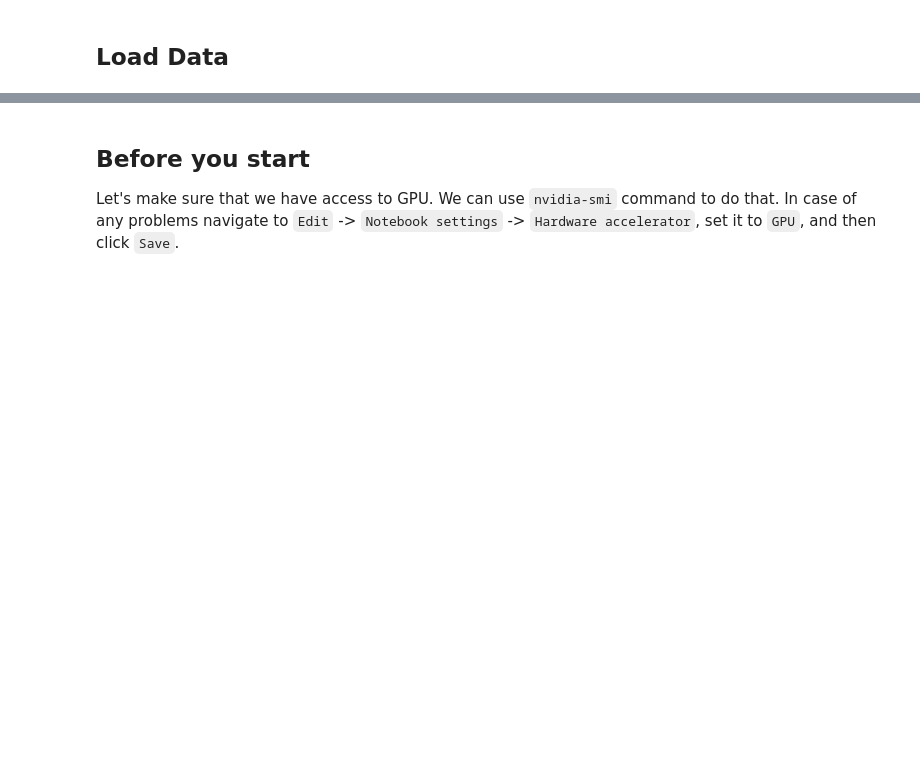
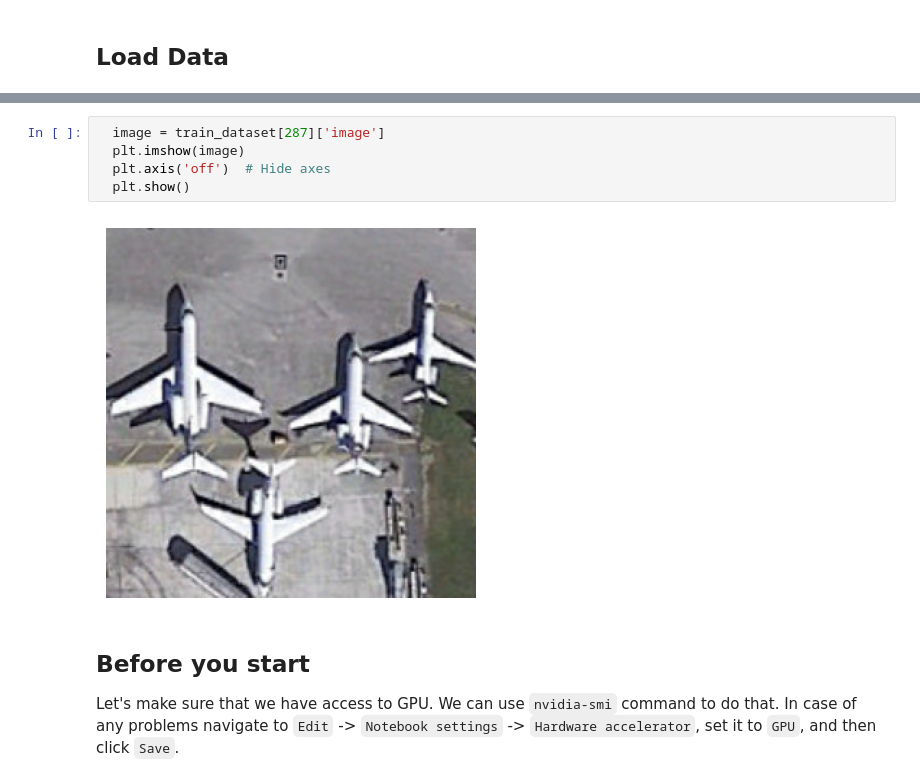
Before and after one commit to Ruizhe0723/Mini-CV-Project, a Jupyter notebook: mini-cv-project.ipynb, the cells around one changed output, grey strips where cells are left out. Saved outputs shown, nothing was run; the diff lists cells and outputs as text; blank space fills up the shorter version.

```diff
--- a/mini-cv-project.ipynb
+++ b/mini-cv-project.ipynb
@@ -60,3 +69,10 @@ for i in range(5):  # Adjust the range as needed
+# %%
+  image = train_dataset[287]['image']
+  plt.imshow(image)
+  plt.axis('off')  # Hide axes
+  plt.show()
+# %% [output]
+[figure, added]
 # %% [markdown]
 ## Before you start
 
```
Also changed, not shown: parts of 28 cells of this notebook.
